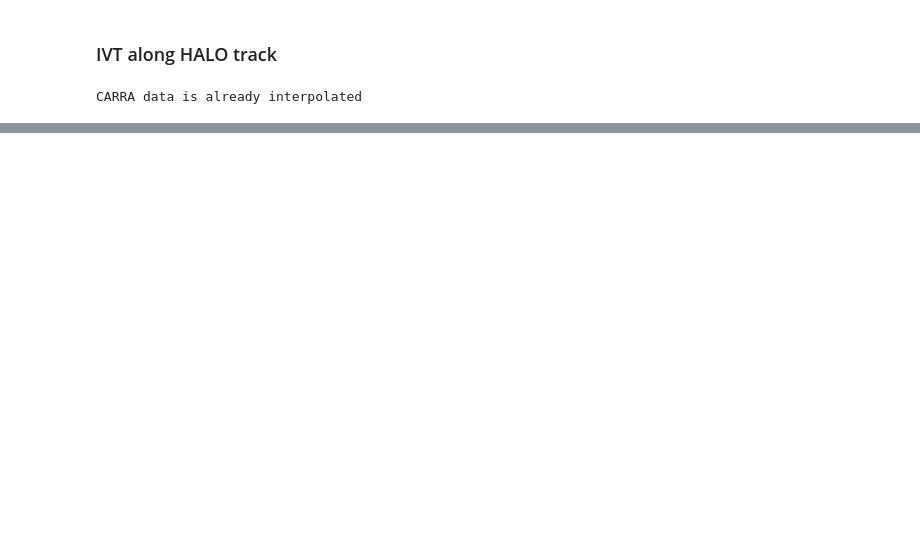
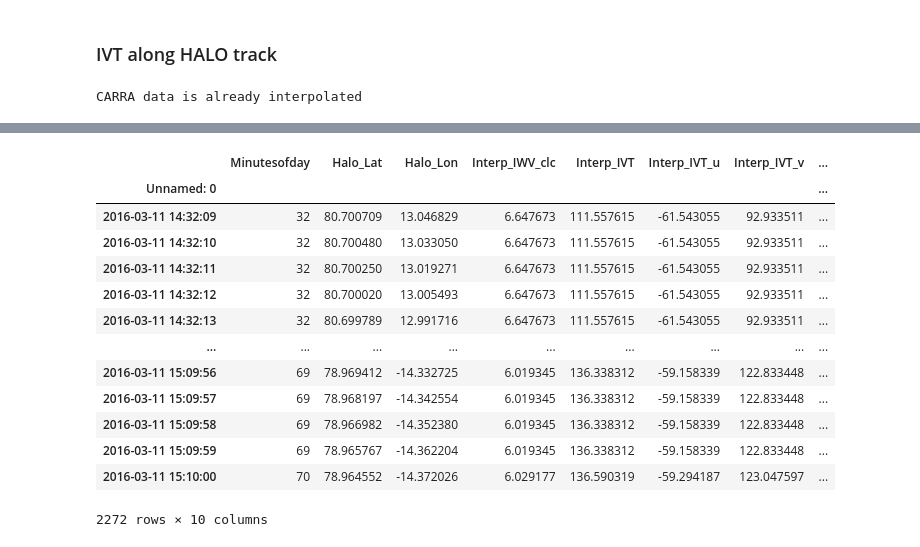
Before and after one commit to hdorff94/Synthetic_Airborne_Arctic_ARs, a Jupyter notebook: notebooks/AR_Sector_Illustration.ipynb, the cells around one changed output, grey strips where cells are left out. Drawn from its saved outputs; the diff is of its cells as text; code cells hidden in the pictures; blank space fills up the shorter version.

```diff
--- a/notebooks/AR_Sector_Illustration.ipynb
+++ b/notebooks/AR_Sector_Illustration.ipynb
@@ -210,0 +192,18 @@ sondes_selection
+# %%
+#[*AR_inflow.keys()]
+AR_inflow["AR_inflow"]
+# %% [output]
+|  | Minutesofday | Halo_Lat | Halo_Lon | Interp_IWV_clc | Interp_IVT | Interp_IVT_u | Interp_IVT_v | ... |
+| Unnamed: 0 |  |  |  |  |  |  |  | ... |
+| 2016-03-11 14:32:09 | 32 | 80.700709 | 13.046829 | 6.647673 | 111.557615 | -61.543055 | 92.933511 | ... |
+| 2016-03-11 14:32:10 | 32 | 80.700480 | 13.033050 | 6.647673 | 111.557615 | -61.543055 | 92.933511 | ... |
+| 2016-03-11 14:32:11 | 32 | 80.700250 | 13.019271 | 6.647673 | 111.557615 | -61.543055 | 92.933511 | ... |
+| 2016-03-11 14:32:12 | 32 | 80.700020 | 13.005493 | 6.647673 | 111.557615 | -61.543055 | 92.933511 | ... |
+| 2016-03-11 14:32:13 | 32 | 80.699789 | 12.991716 | 6.647673 | 111.557615 | -61.543055 | 92.933511 | ... |
+| ... | ... | ... | ... | ... | ... | ... | ... | ... |
+| 2016-03-11 15:09:56 | 69 | 78.969412 | -14.332725 | 6.019345 | 136.338312 | -59.158339 | 122.833448 | ... |
+| 2016-03-11 15:09:57 | 69 | 78.968197 | -14.342554 | 6.019345 | 136.338312 | -59.158339 | 122.833448 | ... |
+| 2016-03-11 15:09:58 | 69 | 78.966982 | -14.352380 | 6.019345 | 136.338312 | -59.158339 | 122.833448 | ... |
+| 2016-03-11 15:09:59 | 69 | 78.965767 | -14.362204 | 6.019345 | 136.338312 | -59.158339 | 122.833448 | ... |
+| 2016-03-11 15:10:00 | 70 | 78.964552 | -14.372026 | 6.029177 | 136.590319 | -59.294187 | 123.047597 | ... |
+2272 rows × 10 columns
```
Also changed, not shown: parts of 10 cells of this notebook, 15 other files.
